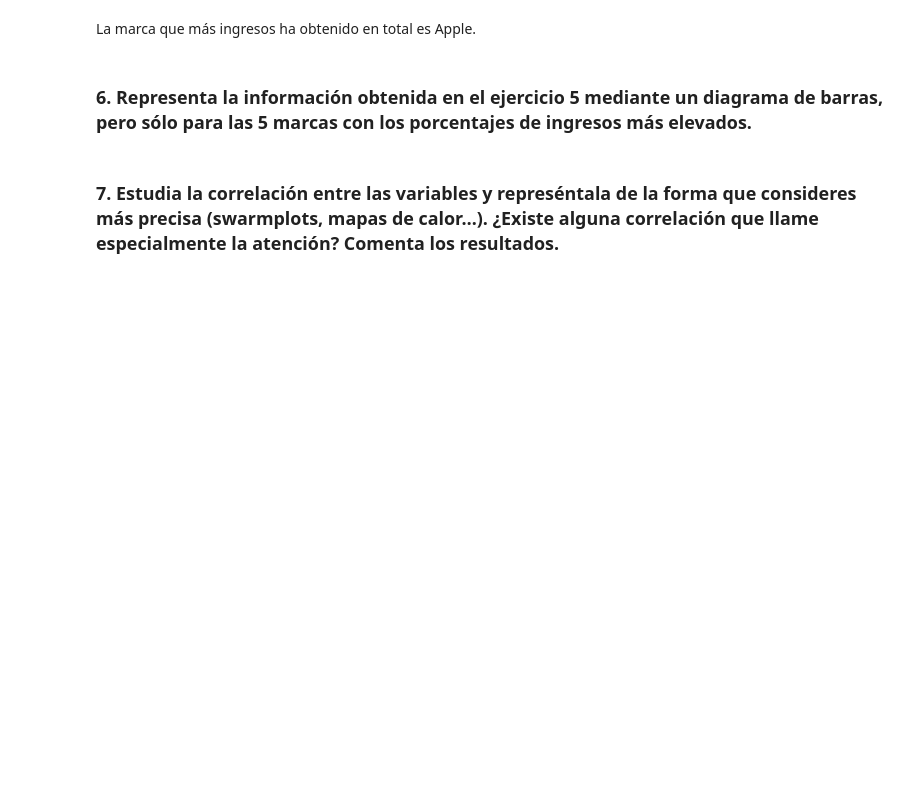
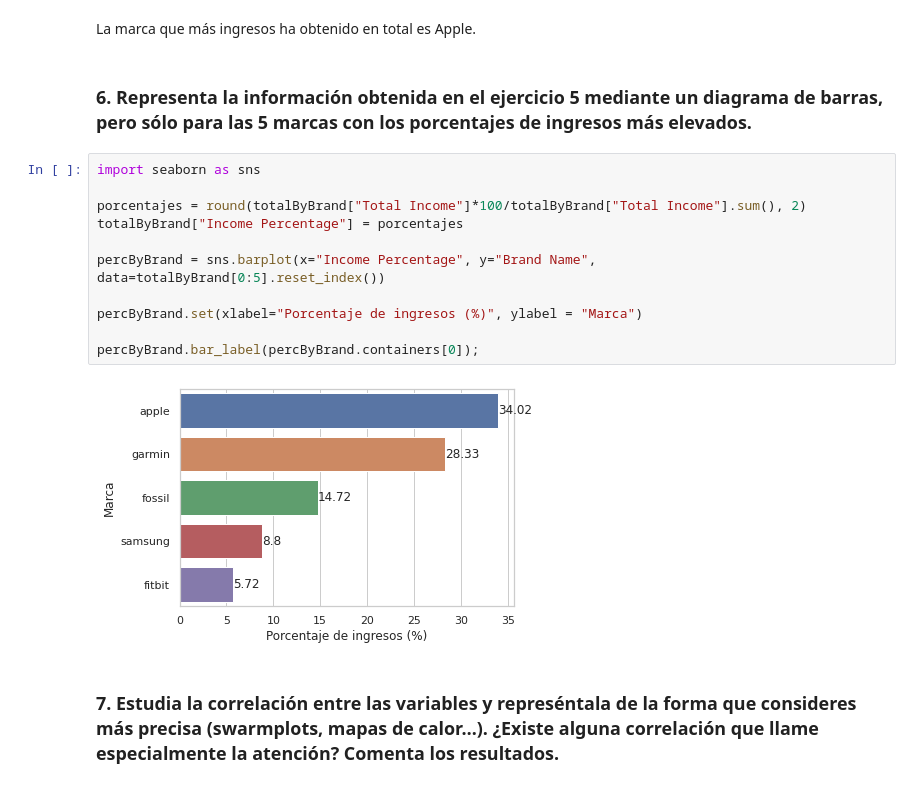
Before and after one commit to afercaceres/Fitness_Trackers, a Jupyter notebook: practica_python.ipynb, the cells around one changed output. Saved outputs shown, nothing was run; the diff lists cells and outputs as text; blank space fills up the shorter version.

```diff
--- a/practica_python.ipynb
+++ b/practica_python.ipynb
@@ -693,6 +693,19 @@ totalByBrand
 La marca que más ingresos ha obtenido en total es Apple.
 # %% [markdown]
 ### 6. Representa la información obtenida en el ejercicio 5 mediante un diagrama de barras, pero sólo para las 5 marcas con los porcentajes de ingresos más elevados.
+# %%
+import seaborn as sns
+
+porcentajes = round(totalByBrand["Total Income"]*100/totalByBrand["Total Income"].sum(), 2)
+totalByBrand["Income Percentage"] = porcentajes
+
+percByBrand = sns.barplot(x="Income Percentage", y="Brand Name", data=totalByBrand[0:5].reset_index())
+
+percByBrand.set(xlabel="Porcentaje de ingresos (%)", ylabel = "Marca")
+
+percByBrand.bar_label(percByBrand.containers[0]);
+# %% [output]
+[figure, added]
 # %% [markdown]
 ### 7. Estudia la correlación entre las variables y represéntala de la forma que consideres más precisa (swarmplots, mapas de calor…). ¿Existe alguna correlación que llame especialmente la atención? Comenta los resultados.
 # %% [markdown]
```
Also changed, not shown: parts of 2 cells of this notebook.
